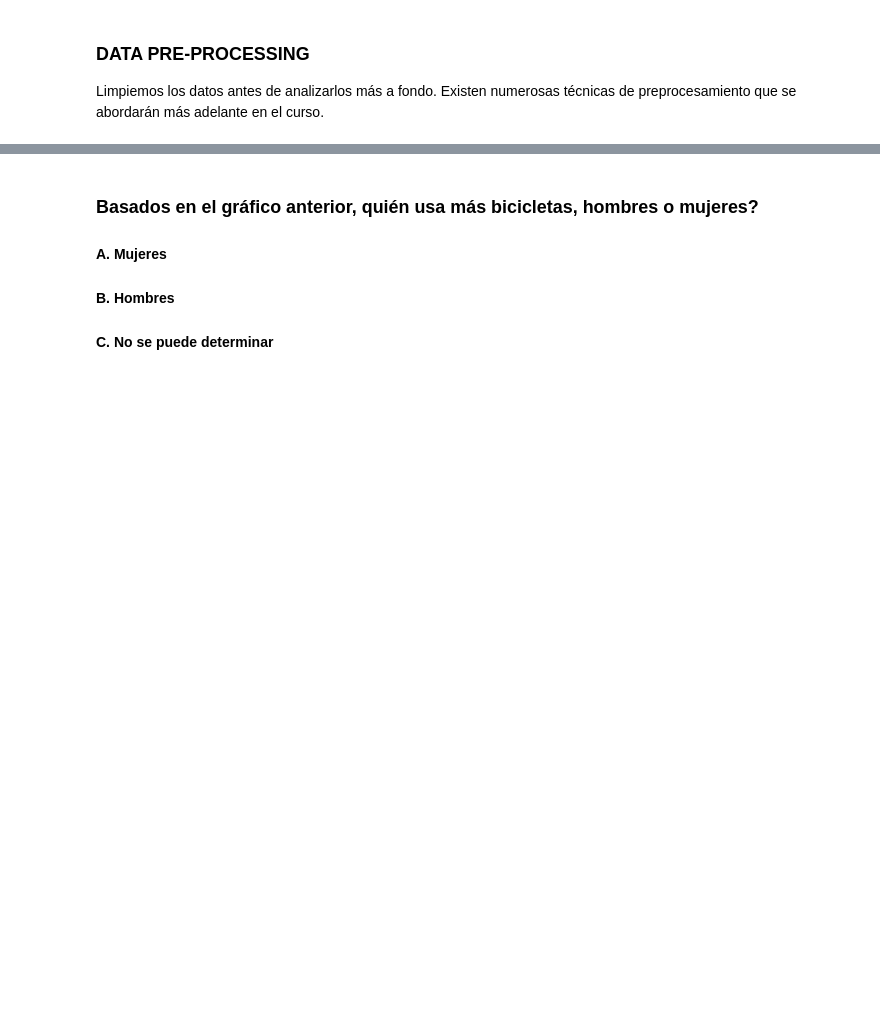
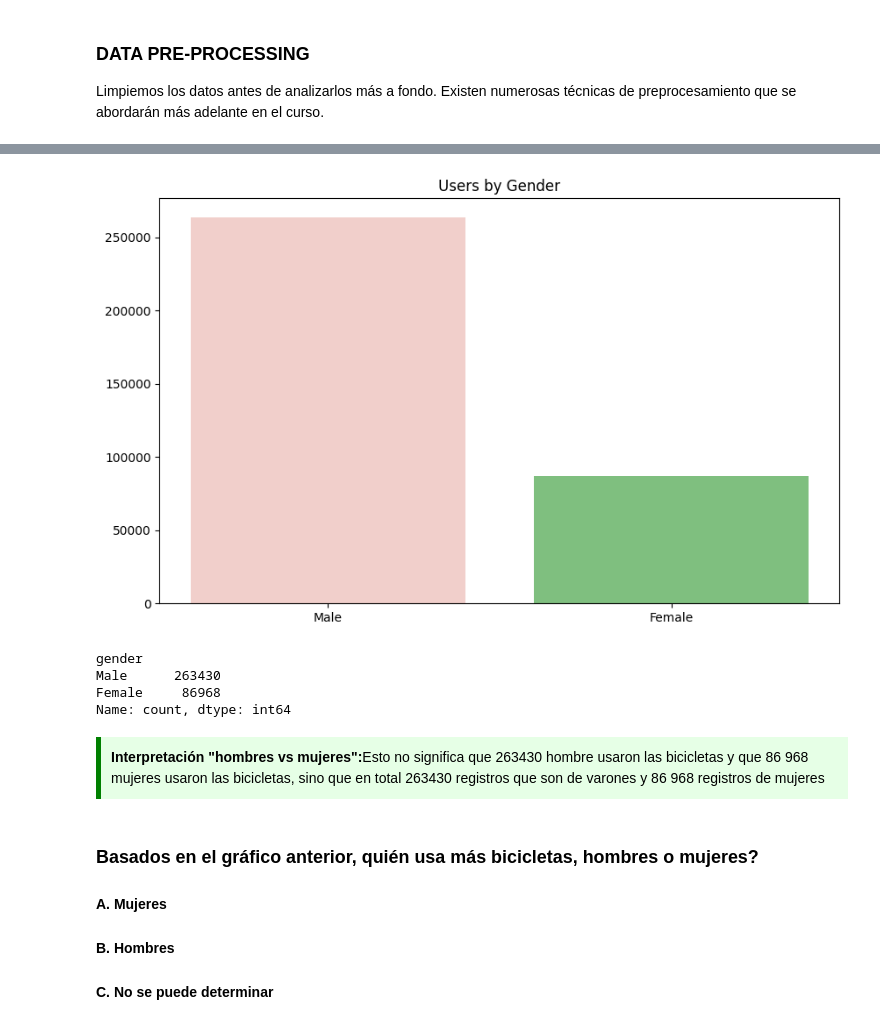
Before and after one commit to Noodle96/Topicos_Ciencia_Datos, a Jupyter notebook: Proceso_Data_Science/Proceso_de_Ciencia_de_Datos__Hubway.ipynb, the cells around one changed output, grey strips where cells are left out. Saved outputs shown, nothing was run; the diff lists cells and outputs as text; code cells hidden in the pictures; blank space fills up the shorter version.

Commit message:
Terminado el analisis para las columnas de trips, terminado pregunta 1

```diff
--- a/Proceso_Data_Science/Proceso_de_Ciencia_de_Datos__Hubway.ipynb
+++ b/Proceso_Data_Science/Proceso_de_Ciencia_de_Datos__Hubway.ipynb
@@ -943 +1521,10 @@ trips.drop('birth_date', axis=1, inplace=True)
+# %%
+# Compute age using pandas (mantiene índices correctamente)
+age_col: pd.Series = 2025 - trips["birth_date"]
+
+# Assign to DataFrame
+trips["age"] = age_col
+
+# Drop original column
+trips.drop("birth_date", axis=1, inplace=True)
 # %%
@@ -945,20 +1544,31 @@ trips
 # %%
-# Obtenga la cantidad de ciclistas únicos de sexo masculino y femenino
-gender_counts = np.unique(trips['gender'].values, return_counts=True)
+# Better approach using pandas
+gender_counts: pd.Series = trips["gender"].value_counts(dropna=False)
 
-# Plotting the genders of riders as a histogram
-fig, ax = plt.subplots(1,1, figsize=(10, 6))
-ax.bar(range(2), width=0.5, height = gender_counts[1],color=['#e4a199', 'green'], alpha=0.5 )
-ax.set_xticks([0, 1])
-ax.set_xticklabels(gender_counts[0])
-ax.set_title('Users by Gender');
+fig, ax = plt.subplots(figsize=(10, 6))
 
-# mostramos grafica
+ax.bar(
+    gender_counts.index.astype(str),
+    gender_counts.values,
+    color=["#e4a199", "green"],
+    alpha=0.5,
+)
+
+ax.set_title("Users by Gender")
+
 plt.show()
 
-# print number of unique riders
-print(gender_counts[1])
-print(gender_counts[0])
+print(gender_counts)
+# %% [output]
+[figure, added]
+gender
+Male      263430
+Female     86968
+Name: count, dtype: int64
+# %% [markdown]
+<div style="border-left: 5px solid green; background-color: #e6ffe6; padding:10px;">
+<strong>Interpretación "hombres vs mujeres":</strong>Esto no significa que 263430 hombre usaron las bicicletas y que 86 968 mujeres usaron las bicicletas, sino que en total 263430 registros que son de varones y 86 968 registros de mujeres
+</div>
 # %% [markdown]
 ### Basados en el gráfico anterior, quién usa más bicicletas, hombres o mujeres?
 #### A. Mujeres
```
Also changed, not shown: parts of 63 cells of this notebook.
